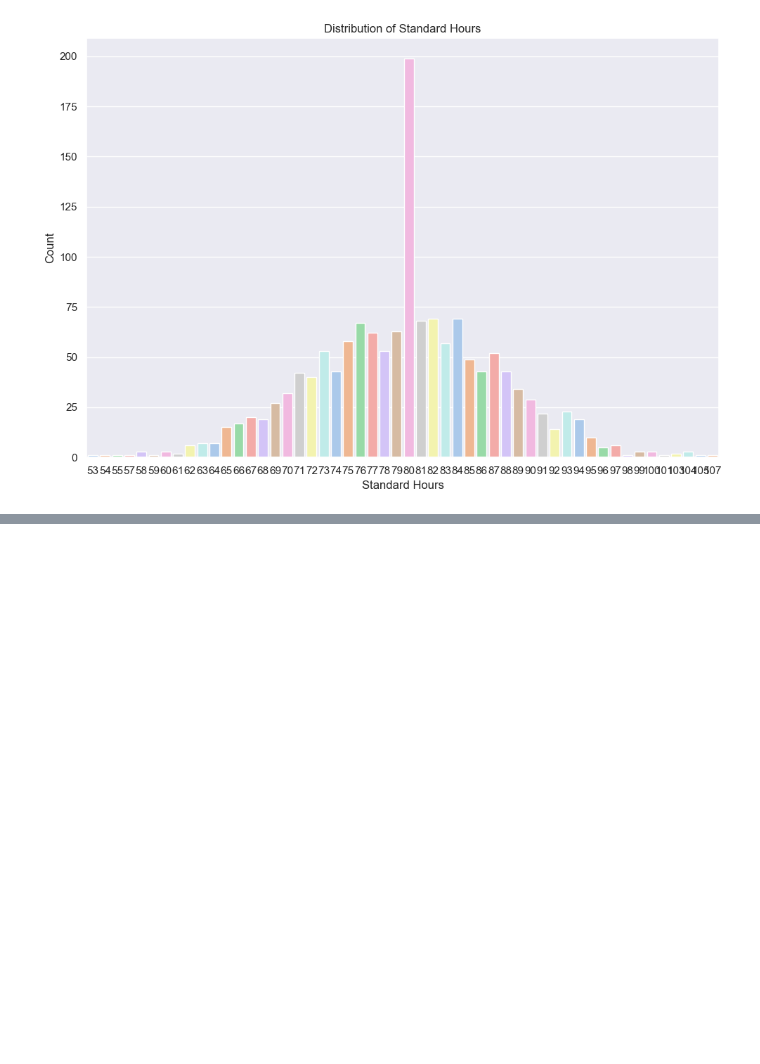
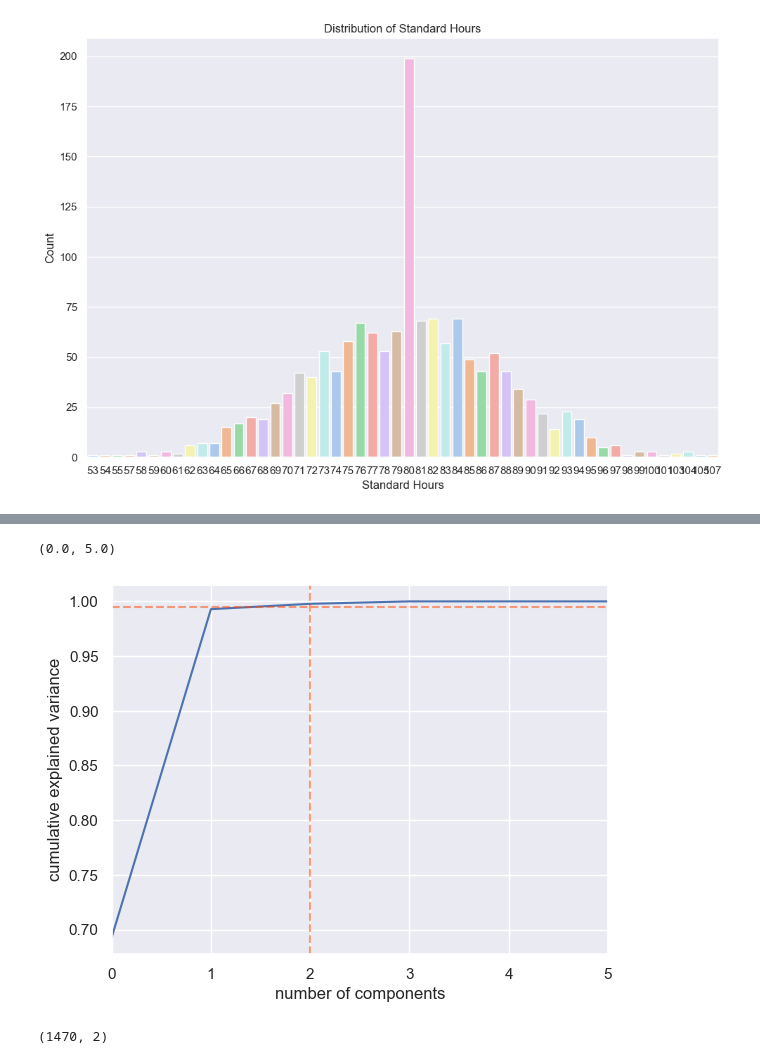
Before and after one commit to Sba23037/CristinaPriolo_Sba23037_Lvl8_CA2_Integrated, a Jupyter notebook: CristinaPriolo_Sba23037_Lvl8_CA2_Integrated.ipynb, the cells around one changed output, grey strips where cells are left out. Cells and saved outputs as stored; diff of their text form; code cells hidden in the pictures; blank space fills up the shorter version.

```diff
--- a/CristinaPriolo_Sba23037_Lvl8_CA2_Integrated.ipynb
+++ b/CristinaPriolo_Sba23037_Lvl8_CA2_Integrated.ipynb
@@ -527,0 +562,2 @@ plt.show()
+# %%
+dataset_no_label = dataset.drop(columns=["JobSatisfaction"])
@@ -527,0 +573,11 @@ plt.show()
+# %%
+pca = PCA().fit(dataset_no_label)
+plt.plot(np.cumsum(pca.explained_variance_ratio_))
+plt.xlabel('number of components')
+plt.ylabel('cumulative explained variance');
+plt.axhline(0.9950,color= "orangered",alpha=.5,ls="--")
+plt.axvline(2,color= "orangered",alpha=.5,ls="--");
+plt.xlim(0,5)
+# %% [output]
+(0.0, 5.0)
+[figure, added]
@@ -527,0 +587,4 @@ plt.show()
+# %%
+projected.shape
+# %% [output]
+(1470, 2)
```
Also changed, not shown: parts of 21 cells of this notebook.
